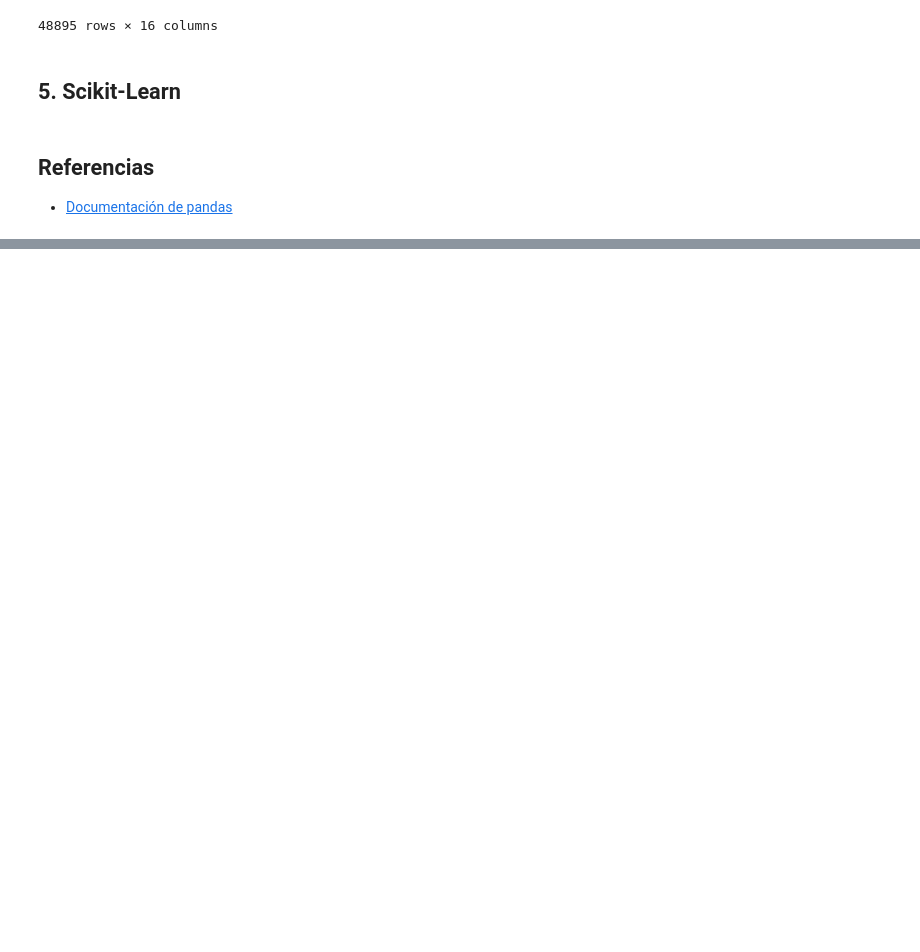
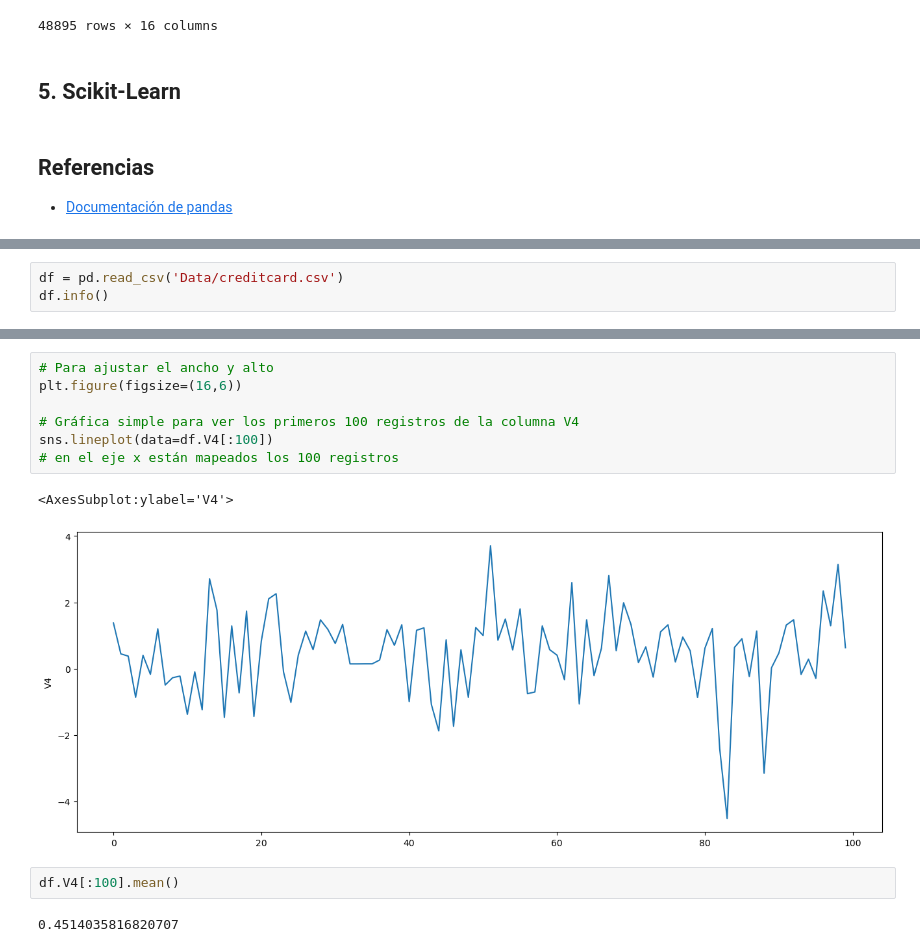
Before and after one commit to Jose-MPM/Notes, a Jupyter notebook: Courses/AppliedMachineLearningPython/My_Python_Notes.ipynb, the cells around one changed output, grey strips where cells are left out. Cells and saved outputs as stored; diff of their text form; blank space fills up the shorter version.

```diff
--- a/Courses/AppliedMachineLearningPython/My_Python_Notes.ipynb
+++ b/Courses/AppliedMachineLearningPython/My_Python_Notes.ipynb
@@ -1066,0 +1078,3 @@ airbnb
+# %%
+df = pd.read_csv('Data/creditcard.csv')
+df.info()
@@ -1066,0 +1128,14 @@ airbnb
+# %%
+# Para ajustar el ancho y alto
+plt.figure(figsize=(16,6))
+
+# Gráfica simple para ver los primeros 100 registros de la columna V4
+sns.lineplot(data=df.V4[:100])
+# en el eje x están mapeados los 100 registros
+# %% [output]
+<AxesSubplot:ylabel='V4'>
+[figure, added]
+# %%
+df.V4[:100].mean()
+# %% [output]
+0.4514035816820707
```
Also changed, not shown: parts of 48 cells of this notebook, 13 other files.
